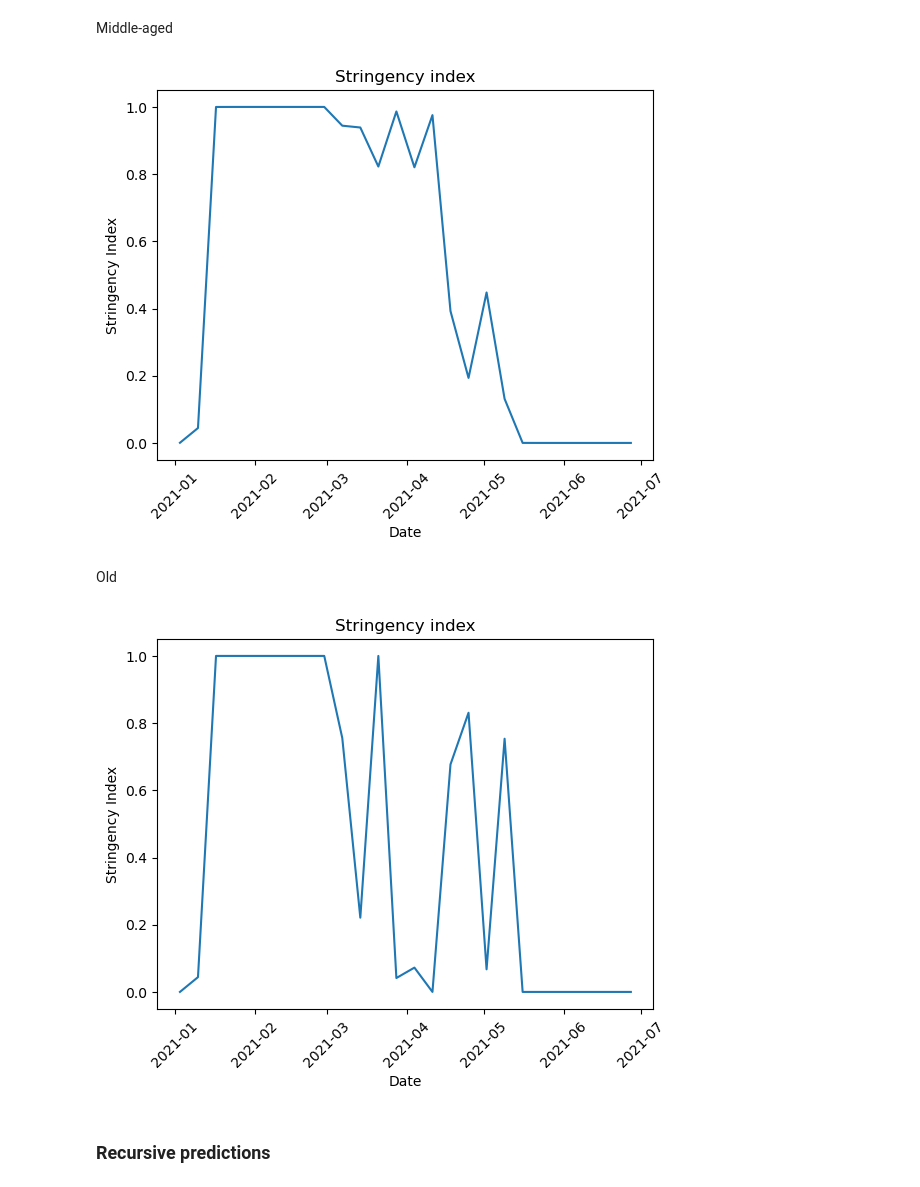
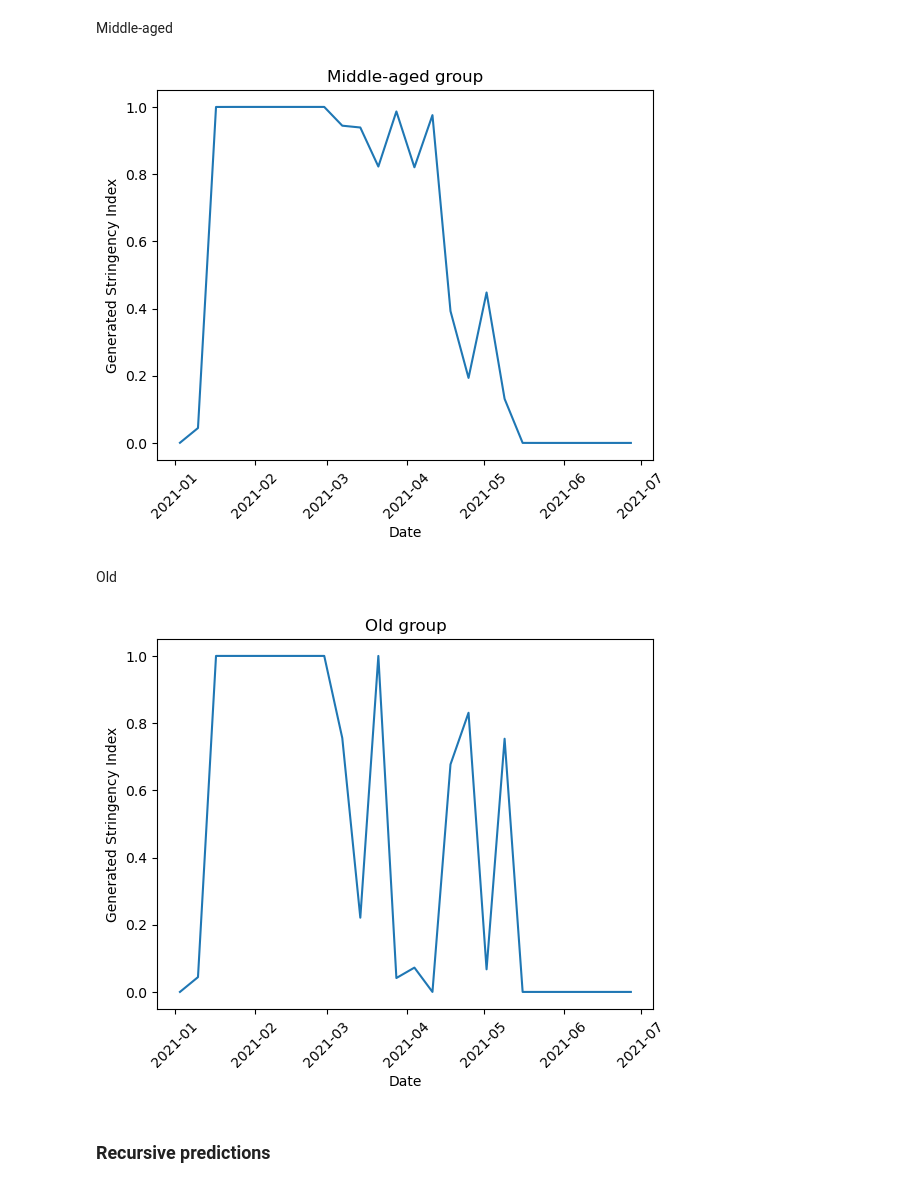
Before and after one commit to mpiotro4/PBAD, a Jupyter notebook: src/predictions_optimized/predictions_optimized_minMaxI.ipynb, the cells around one changed output. Drawn from its saved outputs; the diff is of its cells as text; code cells hidden in the pictures.

```diff
--- a/src/predictions_optimized/predictions_optimized_minMaxI.ipynb
+++ b/src/predictions_optimized/predictions_optimized_minMaxI.ipynb
@@ -57,11 +57,11 @@ DatetimeIndex(['2021-01-03', '2021-01-10', '2021-01-17', '2021-01-24',
 # %% [markdown]
 ### Stringency Index
 # %%
-def plot_si(df):
+def plot_si(df, title):
     plt.plot(df.Si)
     plt.xlabel('Date')
-    plt.ylabel('Stringency Index')
-    plt.title('Stringency index')
+    plt.ylabel('Generated Stringency Index')
+    plt.title(title)
     plt.xticks(rotation=45)
     plt.show()
 # %% [markdown]
@@ -73,15 +73,15 @@ plot_si(df_young)
 # %% [markdown]
 Middle-aged
 # %%
-plot_si(df_middle)
+plot_si(df_middle, 'Middle-aged group')
 # %% [output]
-[figure, old version]
+[figure, new version]
 # %% [markdown]
 Old
 # %%
-plot_si(df_old)
+plot_si(df_old, 'Old group')
 # %% [output]
-[figure, old version]
+[figure, new version]
 # %% [markdown]
 ### Recursive predictions
 # %%
```
Also changed, not shown: parts of 1 cell of this notebook.
